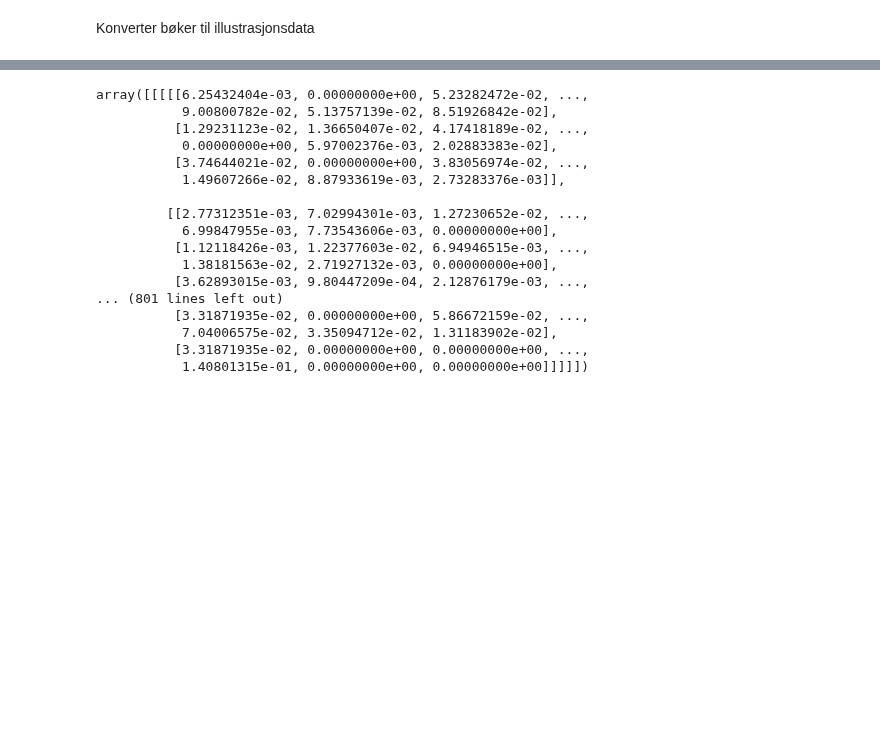
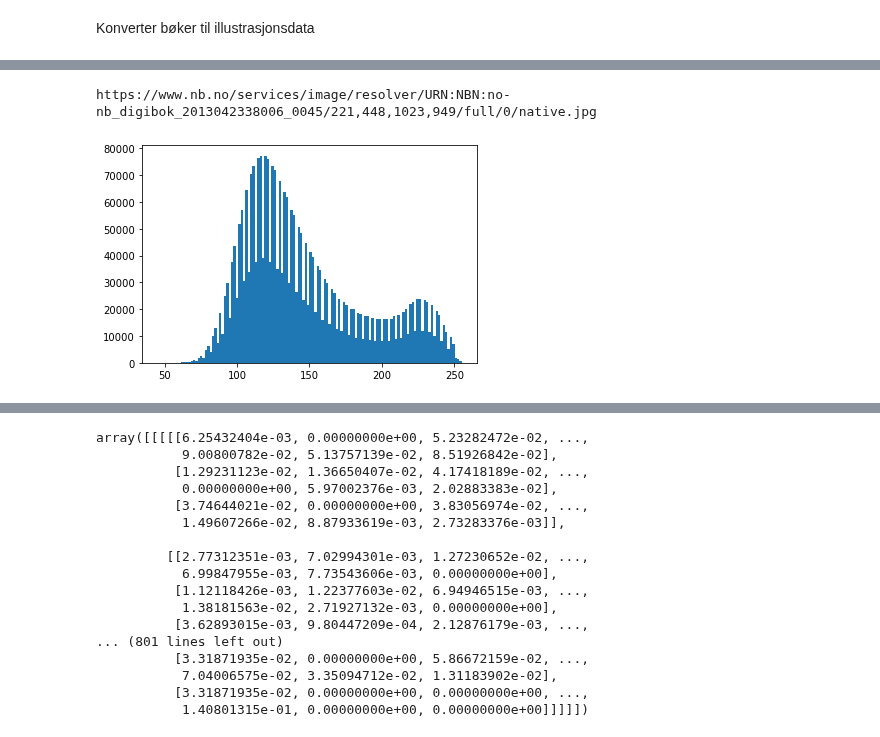
Before and after one commit to Yoonsen/illustrations_bokhylla, a Jupyter notebook: Illustrasjoner i bøker-skimage.ipynb, the cells around one changed output, grey strips where cells are left out. Saved outputs shown, nothing was run; the diff lists cells and outputs as text; code cells hidden in the pictures; blank space fills up the shorter version.

```diff
--- a/Illustrasjoner i bøker-skimage.ipynb
+++ b/Illustrasjoner i bøker-skimage.ipynb
@@ -249,3 +247,16 @@ pic0 = io.imread(pics[20])
+# %%
+print(pics[50])
+# %% [output]
+https://www.nb.no/services/image/resolver/URN:NBN:no-nb_digibok_2013042338006_0045/221,448,1023,949/full/0/native.jpg
+# %%
+pic0 = io.imread(pics[50])
+
+#io.imshow(pic0)
+
+h = plt.hist(pic0.ravel(), bins = 128)
+plt.show()
+# %% [output]
+[figure, added]
 # %%
 io.imshow(pic0)
 # %% [output]
```
Also changed, not shown: parts of 13 cells of this notebook, 1 other file.
